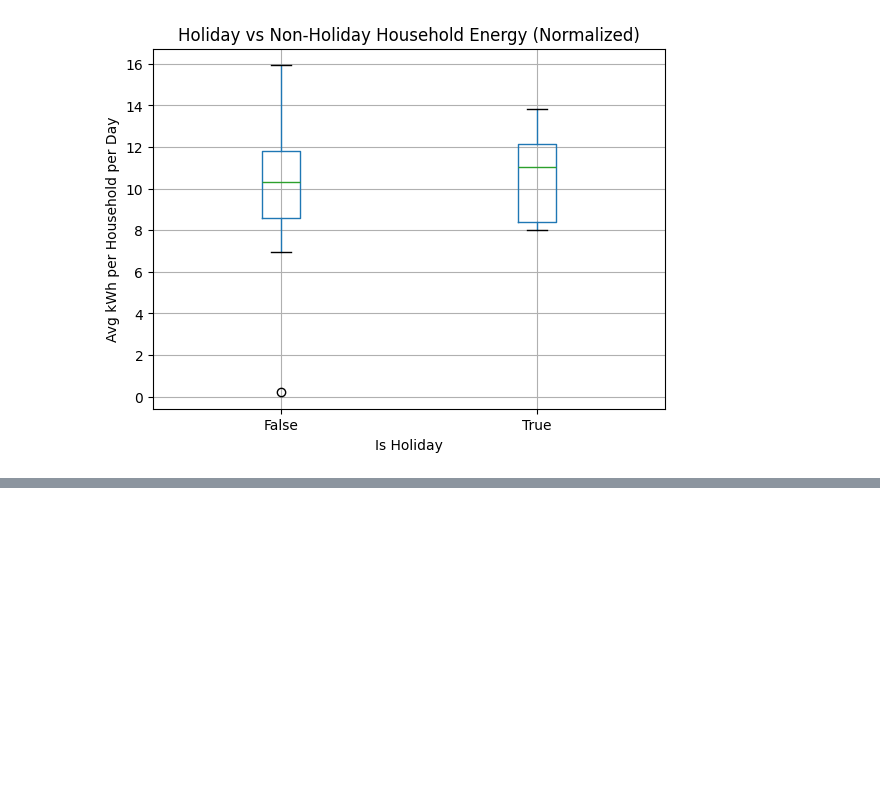
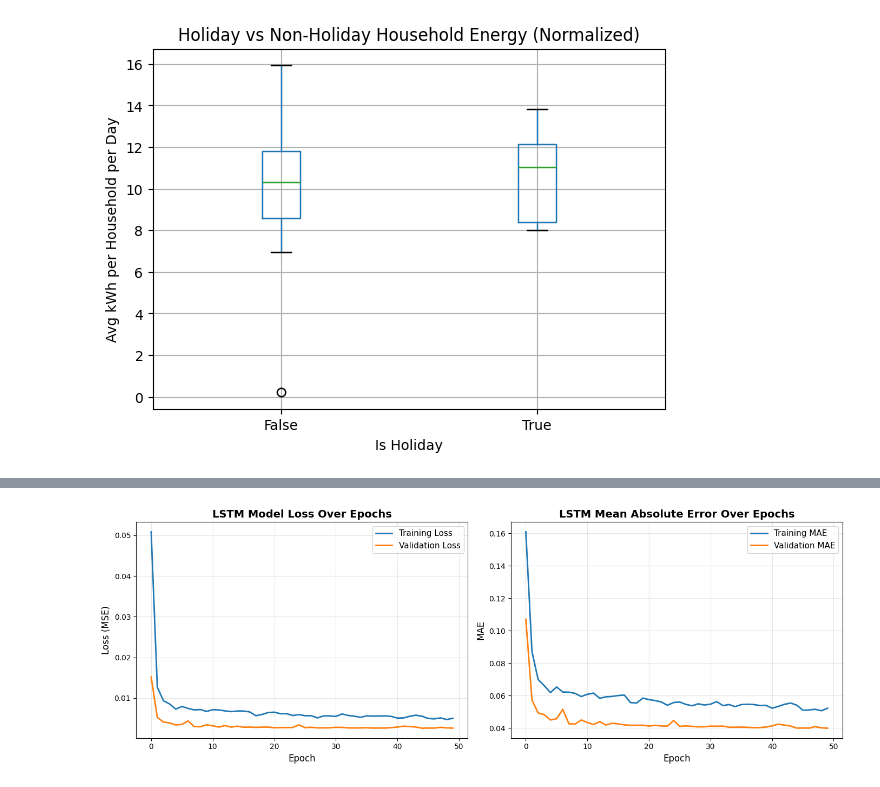
Before and after one commit to MaximeBoulat/TeamProject-530, a Jupyter notebook: Notebooks/Smart_meters_in_London.ipynb, the cells around one changed output, grey strips where cells are left out. Cells and saved outputs as stored; diff of their text form; code cells hidden in the pictures; blank space fills up the shorter version.

```diff
--- a/Notebooks/Smart_meters_in_London.ipynb
+++ b/Notebooks/Smart_meters_in_London.ipynb
@@ -2183,0 +1882,20 @@ This concludes the modeling phase and establishes a robust foundation for deploy
+# %%
+# STEP LSTM-4: Time-Based Train-Test Split
+
+# Use 80% for training, 20% for testing (time-based split)
+split_idx = int(len(X_lstm) * 0.8)
+
+X_lstm_train = X_lstm[:split_idx]
+X_lstm_test = X_lstm[split_idx:]
+y_lstm_train = y_lstm[:split_idx]
+y_lstm_test = y_lstm[split_idx:]
+
+print("Training set:")
+print("  X_lstm_train shape:", X_lstm_train.shape)
+print("  y_lstm_train shape:", y_lstm_train.shape)
+print("\nTest set:")
+print("  X_lstm_test shape:", X_lstm_test.shape)
+print("  y_lstm_test shape:", y_lstm_test.shape)
+
+print(f"\nTraining on first {split_idx} sequences")
+print(f"Testing on last {len(X_lstm) - split_idx} sequences")
@@ -2183,0 +2061,27 @@ This concludes the modeling phase and establishes a robust foundation for deploy
+# %%
+# STEP LSTM-8: Visualize LSTM Training History
+
+fig, axes = plt.subplots(1, 2, figsize=(14, 5))
+
+# Loss plot
+axes[0].plot(lstm_history.history['loss'], label='Training Loss', linewidth=2)
+axes[0].plot(lstm_history.history['val_loss'], label='Validation Loss', linewidth=2)
+axes[0].set_xlabel('Epoch', fontsize=12)
+axes[0].set_ylabel('Loss (MSE)', fontsize=12)
+axes[0].set_title('LSTM Model Loss Over Epochs', fontsize=14, fontweight='bold')
+axes[0].legend(fontsize=11)
+axes[0].grid(True, alpha=0.3)
+
+# MAE plot
+axes[1].plot(lstm_history.history['mae'], label='Training MAE', linewidth=2)
+axes[1].plot(lstm_history.history['val_mae'], label='Validation MAE', linewidth=2)
+axes[1].set_xlabel('Epoch', fontsize=12)
+axes[1].set_ylabel('MAE', fontsize=12)
+axes[1].set_title('LSTM Mean Absolute Error Over Epochs', fontsize=14, fontweight='bold')
+axes[1].legend(fontsize=11)
+axes[1].grid(True, alpha=0.3)
+
+plt.tight_layout()
+plt.show()
+# %% [output]
+[figure, added]
```
Also changed, not shown: parts of 67 cells of this notebook.
